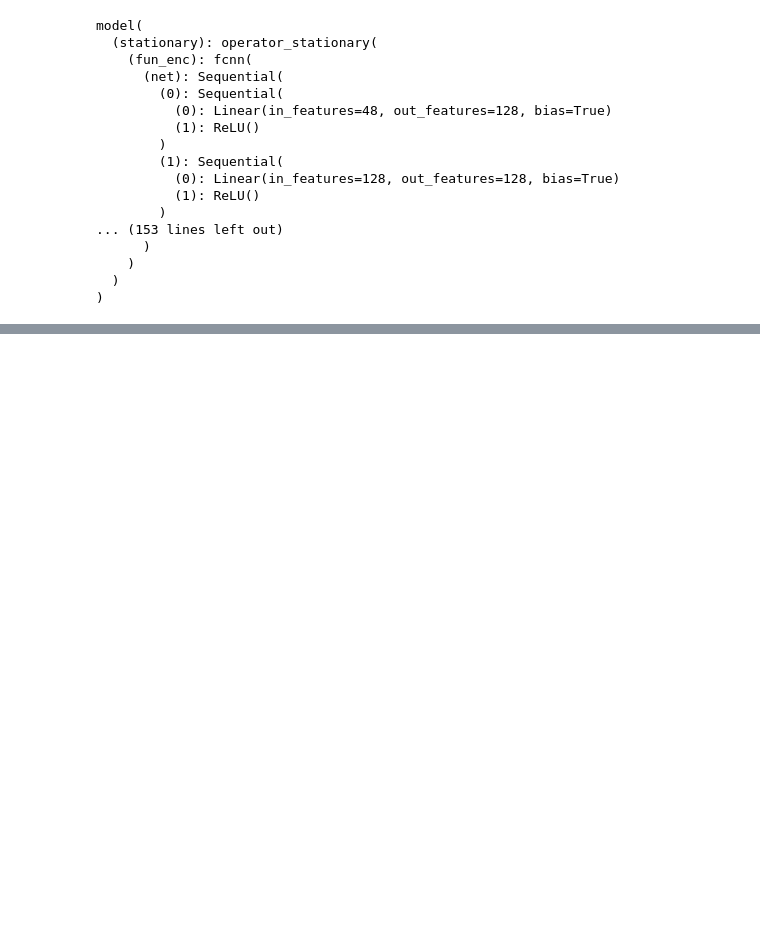
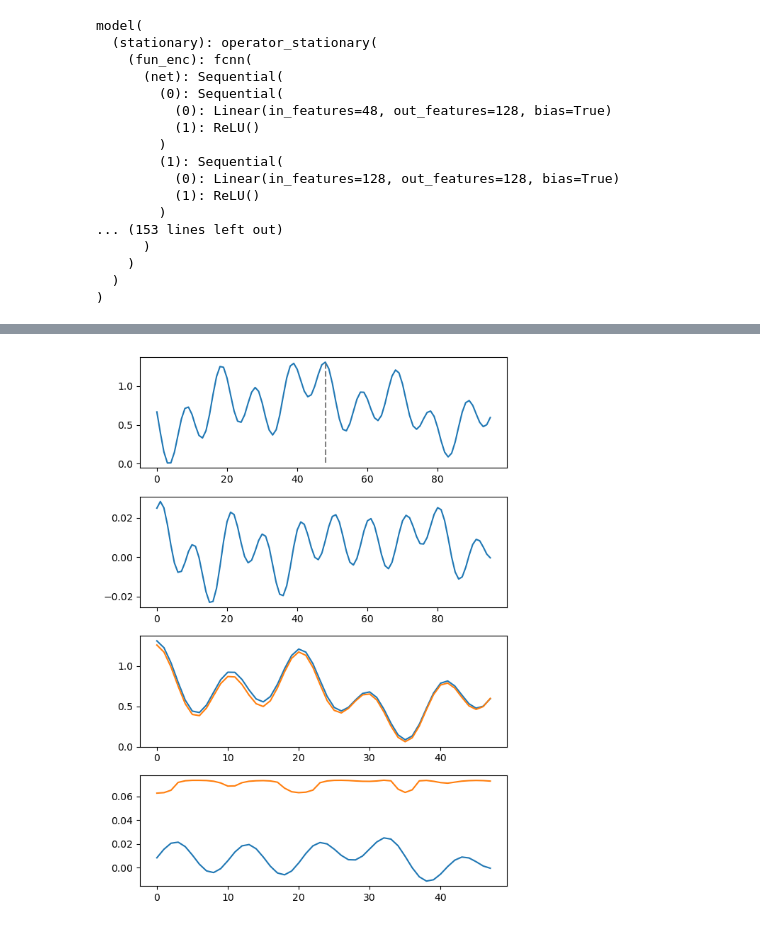
Before and after one commit to maalberg/kind, a Jupyter notebook: notebooks/delay/03_tesla_rl_train.ipynb, the cells around one changed output, grey strips where cells are left out. Cells and saved outputs as stored; diff of their text form; code cells hidden in the pictures; blank space fills up the shorter version.

Commit message:
make test implementation of policy iteration stages

```diff
--- a/notebooks/delay/03_tesla_rl_train.ipynb
+++ b/notebooks/delay/03_tesla_rl_train.ipynb
@@ -93,7 +93,7 @@ args = parser.parse_args(
 )
 # %%
 dataset = utils_data.dataset_factory().create_dataset(args)
-_, _, data_loader = dataset.load(data_type='mixed')
+train_loader, valid_loader, test_loader = dataset.load(data_type='mixed')
 # %%
 model = kind.model(args)
 
@@ -163,17 +120,0 @@ given state tensor([[[ 0.4010, -0.0283]]]), value will be tensor([[[-0.4713]]])
-# %%
-value_fun_data = []
-
-with torch.no_grad():
-    for back, fore in data_loader:
-        model_output = model(back)
-        blend = model_output[0]
-
-        s = back[:, [-1]]
-        forecast = blend[:, args.lookback_nsample:]
-        u = fore[:, :, [1]]
-        r = reward_fun(torch.cat([forecast, u], dim=-1))
-        v = return_fun(r)
-        value_fun_data.append(torch.cat([s, v], dim=-1))
-
-value_fun_data = torch.cat(value_fun_data, dim=0)
-print(f'value function data is shaped as {value_fun_data.shape}')
@@ -347,0 +323,39 @@ with torch.no_grad():
+# %%
+jdata = 0
+
+policy.eval()
+with torch.no_grad():
+    for back, fore in test_loader:
+        sa = back[[jdata]]
+        sa_next = fore[[jdata]]
+        sa_total = torch.cat([sa, sa_next], dim=1)
+
+        model_output = model(sa)
+
+        s_next = model_output[0][:, args.lookback_nsample:]
+        a_next = policy(s_next)
+
+        plt.figure(figsize=(6,8))
+
+        sa_total_xmin = torch.min(sa_total[0, :, 0])
+        sa_total_xmax = torch.max(sa_total[0, :, 0])
+        plt.subplot(4,1,1)
+        plt.plot(sa_total[0, :, 0])
+        plt.plot([48, 48], [sa_total_xmin, sa_total_xmax], color='gray', linestyle='dashed')
+
+        plt.subplot(4,1,2)
+        plt.plot(sa_total[0, :, 1])
+
+        plt.subplot(4,1,3)
+        plt.plot(sa_next[0, :, 0])
+        plt.plot(s_next[0, :, 0])
+
+        plt.subplot(4,1,4)
+        plt.plot(sa_next[0, : , 1])
+        plt.plot(a_next[0, :, 0])
+
+        plt.tight_layout()
+        plt.show()
+        break
+# %% [output]
+[figure, added]
```
Also changed, not shown: parts of 14 cells of this notebook, 1 other file.
